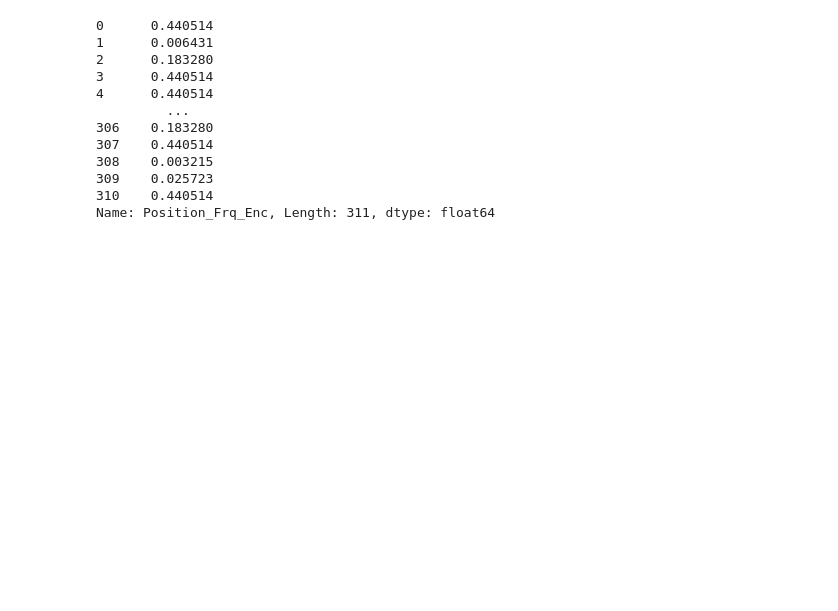
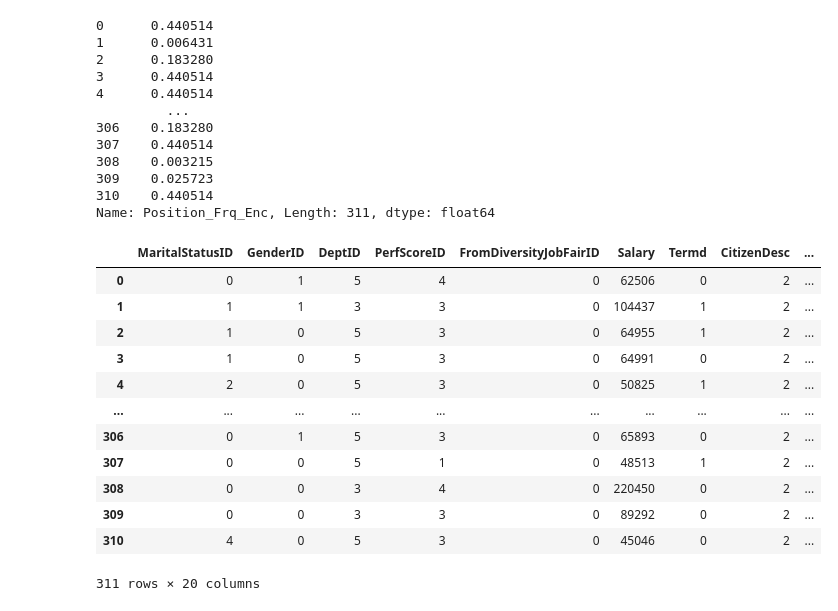
Before and after one commit to juanfazzano/Fundamentos-de-Deep-Learning, a Jupyter notebook: HHRR - Redés Neuronales/HHRR.ipynb, the cells around one changed output. Saved outputs shown, nothing was run; the diff lists cells and outputs as text; code cells hidden in the pictures; blank space fills up the shorter version.

```diff
--- a/HHRR - Redés Neuronales/HHRR.ipynb
+++ b/HHRR - Redés Neuronales/HHRR.ipynb
@@ -449,3 +449,25 @@ frq = data.groupby("ManagerID").size()
 frq_dis = data.groupby("ManagerID").size()/len(data)
 data["Manager_Frq_Enc"] = data.ManagerID.map(frq_dis)
 data.drop("ManagerID",axis=1,inplace=True)
+# %%
+data['RaceDesc'] = data['RaceDesc']
+frq = data.groupby("RaceDesc").size()
+frq_dis = data.groupby("RaceDesc").size()/len(data)
+data["Race_Frq_Enc"] = data.RaceDesc.map(frq_dis)
+data.drop("RaceDesc",axis=1,inplace=True)
+# %%
+data
+# %% [output]
+|  | MaritalStatusID | GenderID | DeptID | PerfScoreID | FromDiversityJobFairID | Salary | Termd | CitizenDesc | ... |
+| 0 | 0 | 1 | 5 | 4 | 0 | 62506 | 0 | 2 | ... |
+| 1 | 1 | 1 | 3 | 3 | 0 | 104437 | 1 | 2 | ... |
+| 2 | 1 | 0 | 5 | 3 | 0 | 64955 | 1 | 2 | ... |
+| 3 | 1 | 0 | 5 | 3 | 0 | 64991 | 0 | 2 | ... |
+| 4 | 2 | 0 | 5 | 3 | 0 | 50825 | 1 | 2 | ... |
+| ... | ... | ... | ... | ... | ... | ... | ... | ... | ... |
+| 306 | 0 | 1 | 5 | 3 | 0 | 65893 | 0 | 2 | ... |
+| 307 | 0 | 0 | 5 | 1 | 0 | 48513 | 1 | 2 | ... |
+| 308 | 0 | 0 | 3 | 4 | 0 | 220450 | 0 | 2 | ... |
+| 309 | 0 | 0 | 3 | 3 | 0 | 89292 | 0 | 2 | ... |
+| 310 | 4 | 0 | 5 | 3 | 0 | 45046 | 0 | 2 | ... |
+311 rows × 20 columns
```
Also changed, not shown: parts of 6 cells of this notebook.
